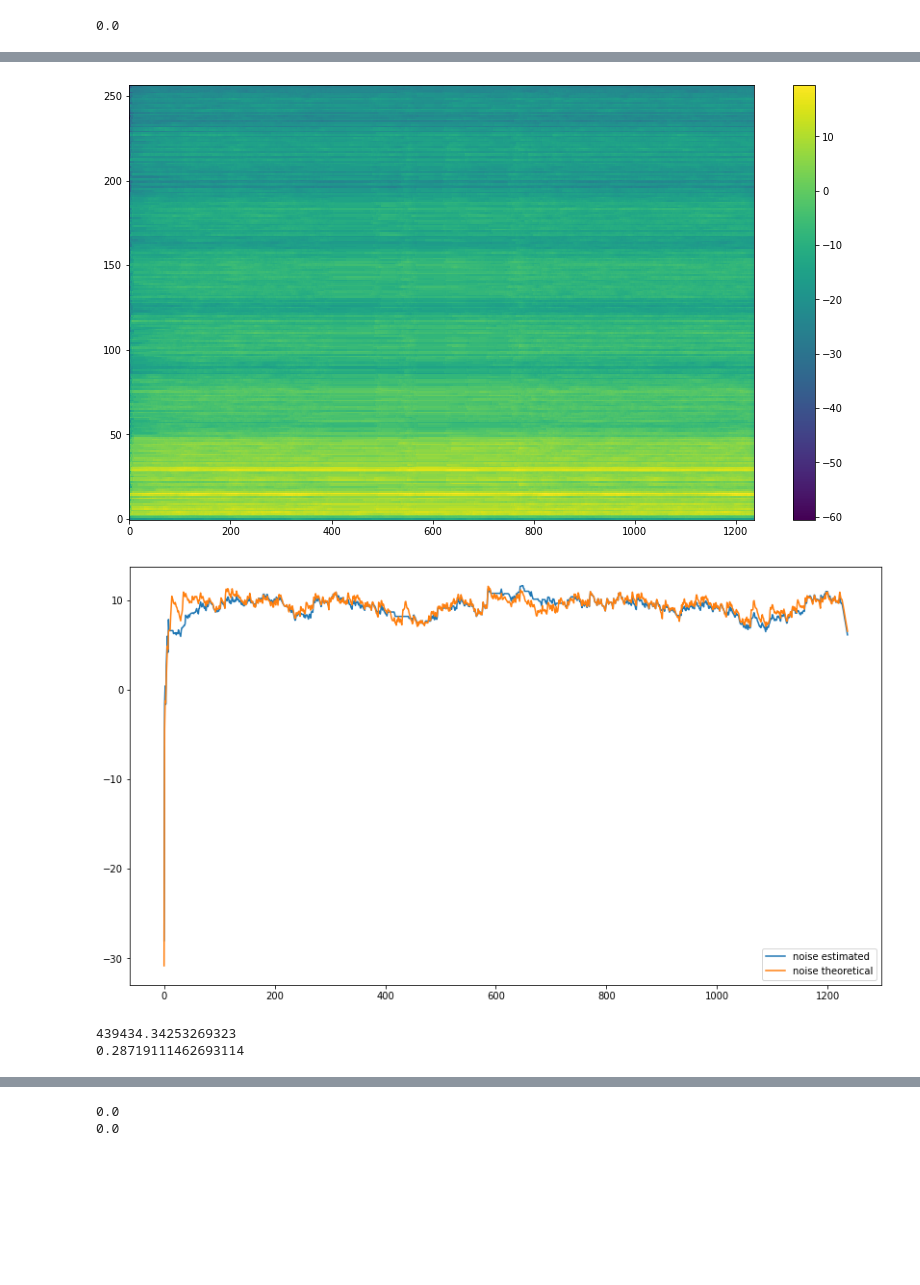
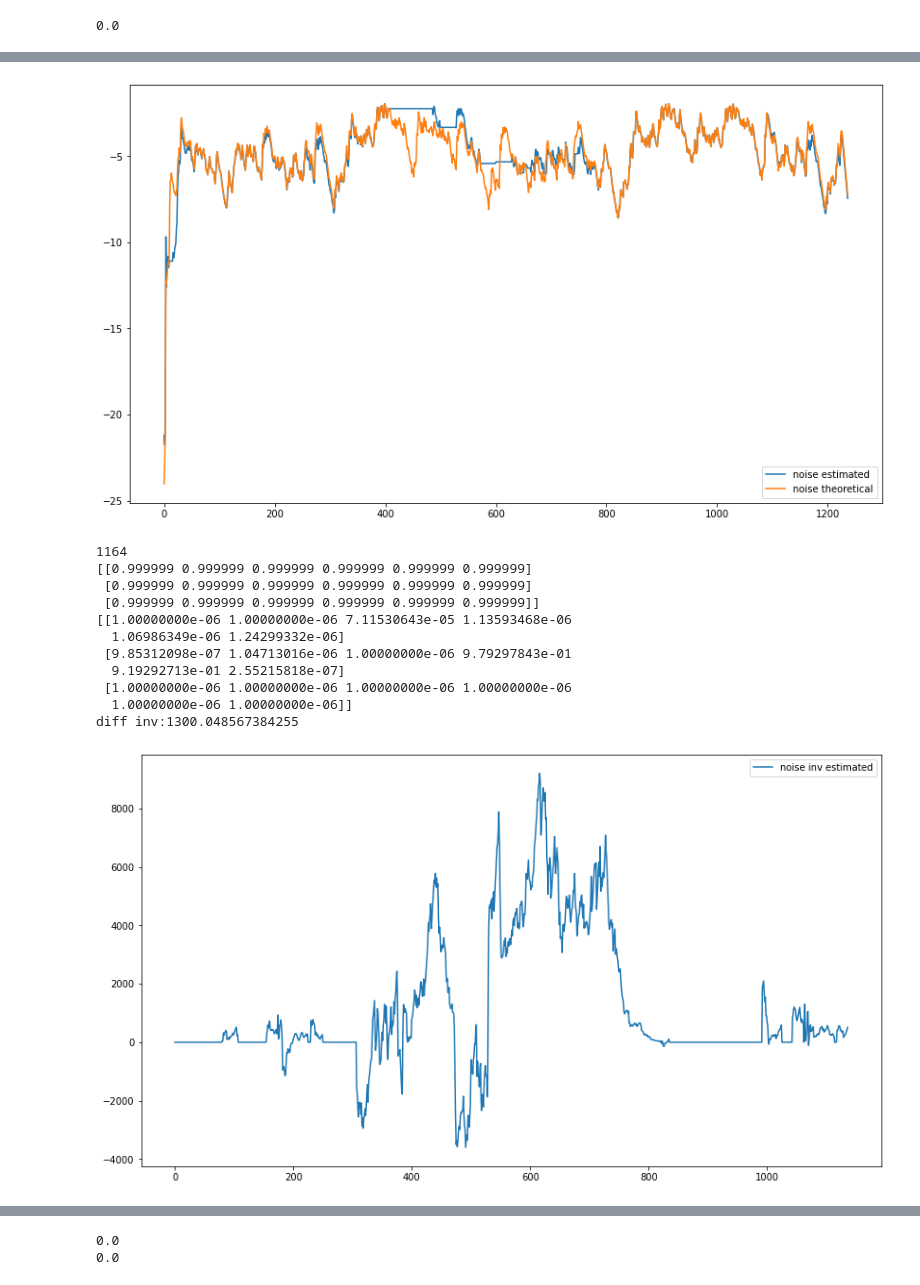
Before and after one commit to wangwei2009/DistantSpeech, a Jupyter notebook: example/mcspp.ipynb, the cells around one changed output, grey strips where cells are left out. Drawn from its saved outputs; the diff is of its cells as text; code cells hidden in the pictures; blank space fills up the shorter version.

```diff
--- a/example/mcspp.ipynb
+++ b/example/mcspp.ipynb
@@ -80,0 +86,5 @@ The RT60 is 82 ms
+# %%
+def power_to_db(x, amin=1e-3):
+    db = 10.0 * np.log10(np.maximum(amin, x))
+
+    return db
@@ -299,35 +372,57 @@ print(np.max(xi_local_th[30,:]))
 0.0
 0.0
 # %%
+bin_selected = 58
 
-pmesh(librosa.power_to_db(noise_est))
+# pmesh(librosa.power_to_db(noise_est))
 plt.figure(figsize=(14, 8))
-plt.plot((librosa.power_to_db(noise_est[16, :])))
-plt.plot((librosa.power_to_db(noise_th[16, :])))
+plt.plot((power_to_db(noise_est[bin_selected, :])))
+plt.plot((power_to_db(noise_th[bin_selected, :])))
+
+# plt.plot(((gamma_est[bin_selected, :])))
+# plt.plot(((gamma_th[bin_selected, :])))
 
 plt.legend(['noise estimated', 'noise theoretical'])
 # plt.ylim([10,30])
 plt.show()
 
-print(np.max(noise_inv_est))
-print(np.min(noise_inv_est))
+diff = np.abs(noise_est[bin_selected, :] - noise_th[bin_selected, :])
+print(np.argmax(diff[800:])+800)
+print(q[bin_selected-1:bin_selected+2,1160:1166])
+print(p[bin_selected-1:bin_selected+2,1160:1166])
+
+
+# print(np.max(noise_inv_est))
+# print(np.min(noise_inv_est))
 plt.figure(figsize=(14, 8))
-plt.plot((librosa.power_to_db(noise_inv_est[16, :])))
-plt.plot((librosa.power_to_db(noise_inv_th[16, :])))
-plt.legend(['noise inv estimated', 'noise inv theoretical'])
+# plt.plot(((noise_inv_est[bin_selected, 100:])))
+# plt.plot(((noise_inv_th[bin_selected, 100:])))
+diff = noise_inv_th[bin_selected, :] - noise_inv_est[bin_selected, :]
+print('diff inv:{}'.format(diff[1163]))
+plt.plot(((noise_inv_th[bin_selected, 100:] - noise_inv_est[bin_selected, 100:])))
+plt.legend(['noise inv estimated', 'noise inv theoretical', 'diff'])
 # plt.ylim([-20,])
 plt.plot()
 plt.show()
 
 plt.figure(figsize=(14, 8))
-plt.plot((librosa.power_to_db(noise_c_est[16, :])))
-plt.plot((librosa.power_to_db(noise_c_th[16, :])))
+plt.plot((power_to_db(noise_c_est[bin_selected, :])))
+plt.plot((power_to_db(noise_c_th[bin_selected, :])))
 plt.legend(['noise cpsd estimated', 'noise cpsd theoretical'])
 # plt.ylim([10,30])
 plt.plot()
 plt.show()
 # %% [output]
-[figure, old version]
+[figure, new version]
+1164
+[[0.999999 0.999999 0.999999 0.999999 0.999999 0.999999]
+ [0.999999 0.999999 0.999999 0.999999 0.999999 0.999999]
+ [0.999999 0.999999 0.999999 0.999999 0.999999 0.999999]]
+[[1.00000000e-06 1.00000000e-06 7.11530643e-05 1.13593468e-06
+  1.06986349e-06 1.24299332e-06]
+ [9.85312098e-07 1.04713016e-06 1.00000000e-06 9.79297843e-01
+  9.19292713e-01 2.55215818e-07]
+ [1.00000000e-06 1.00000000e-06 1.00000000e-06 1.00000000e-06
+  1.00000000e-06 1.00000000e-06]]
+diff inv:1300.048567384255
-[figure, old version]
+[figure, new version]
-439434.34253269323
-0.28719111462693114
```
Also changed, not shown: parts of 20 cells of this notebook.
